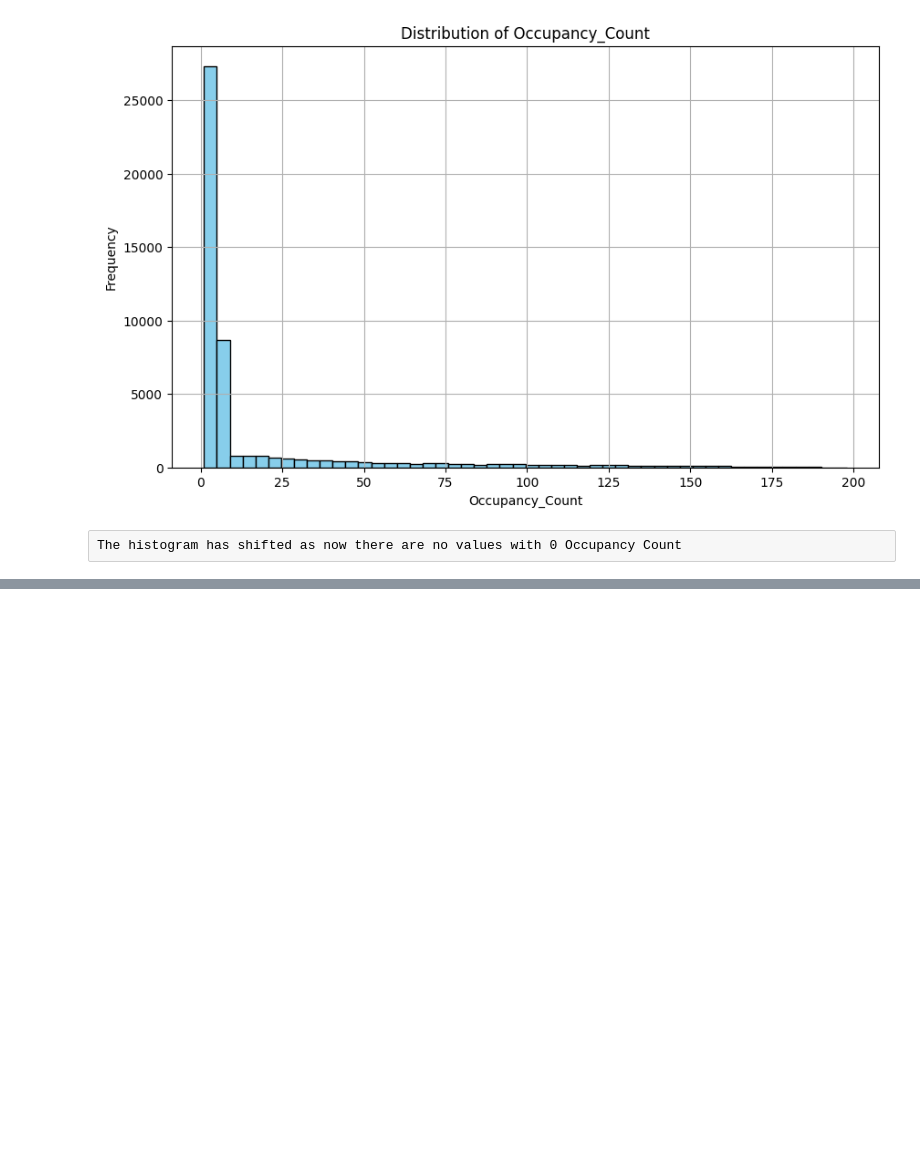
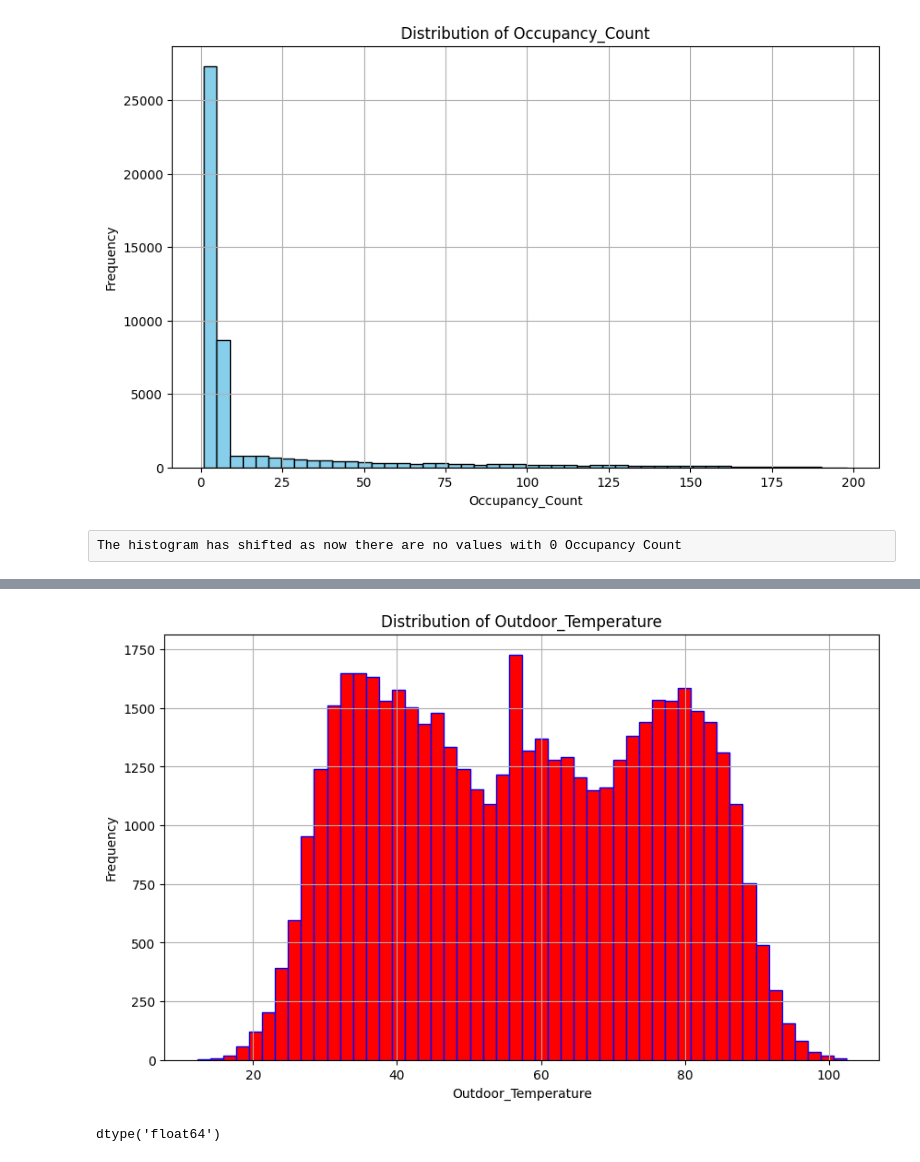
Before and after one commit to kuchbhimohan/Energy-Consumption-Project, a Jupyter notebook: notebooks/02_eda.ipynb, the cells around one changed output, grey strips where cells are left out. Cells and saved outputs as stored; diff of their text form; code cells hidden in the pictures; blank space fills up the shorter version.

```diff
--- a/notebooks/02_eda.ipynb
+++ b/notebooks/02_eda.ipynb
@@ -98,0 +182,3 @@ The histogram has shifted as now there are no values with 0 Occupancy Count
+# %%
+# the data is approximately normal so we can use median or mean imputation as both are very clsoe to each other
+df['Outdoor_Temperature'].fillna(df['Outdoor_Temperature'].median(), inplace=True)
@@ -98,0 +205,10 @@ The histogram has shifted as now there are no values with 0 Occupancy Count
+# %%
+plot_histogram(df, 'Outdoor_Temperature', color="red", edgecolor="blue");
+# %% [output]
+[figure, added]
+# %%
+## now focusing on Renewable_Energy_% column
+# it has 73 missing values NAN
+df['Renewable_Energy_%'].dtype
+# %% [output]
+dtype('float64')
```
Also changed, not shown: parts of 32 cells of this notebook, 2 other files.
